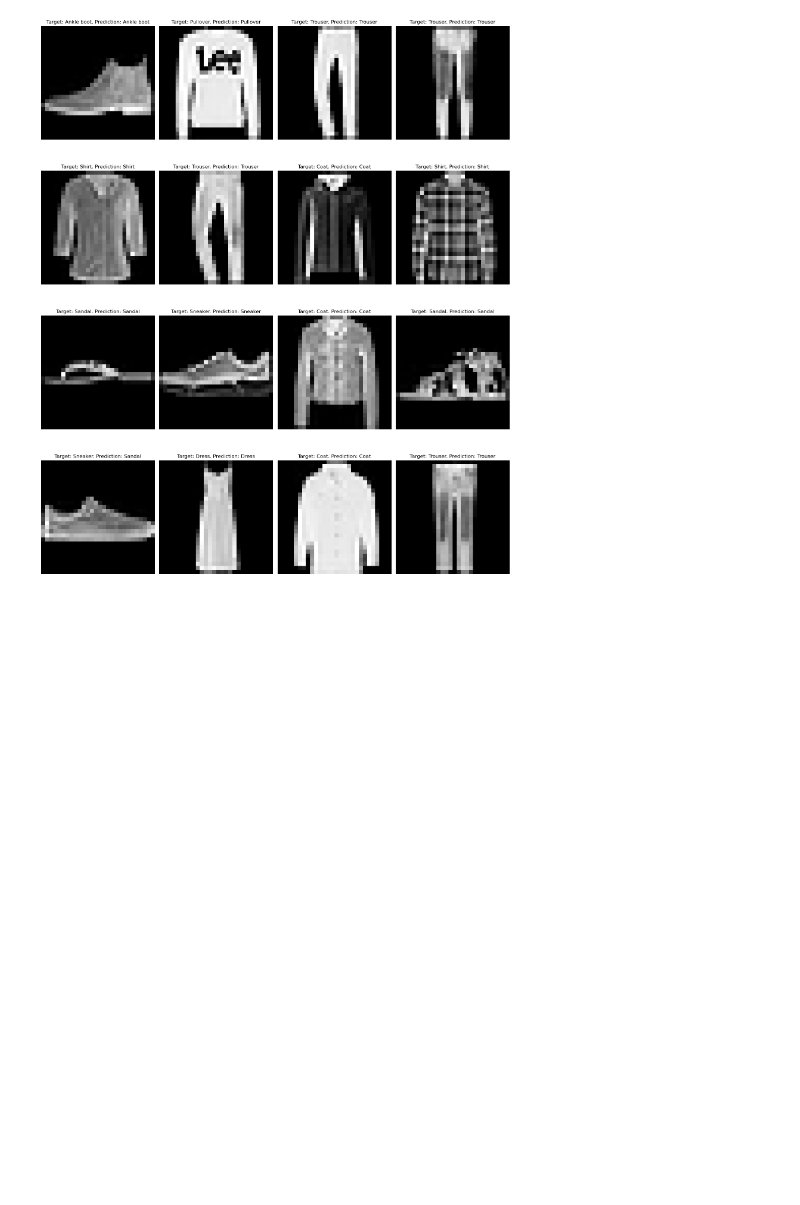
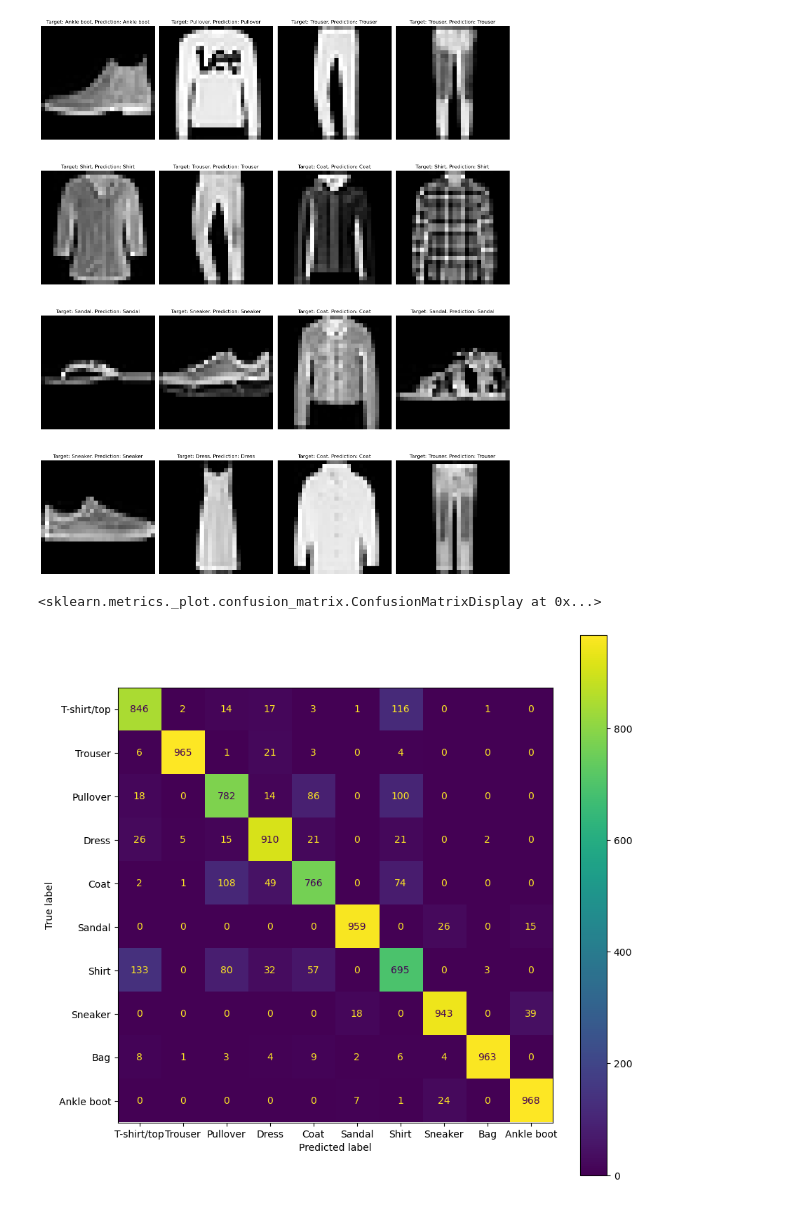
Before and after one commit to jamesLJ100/ML, a Jupyter notebook: FashionMNIST.ipynb, the cells around one changed output. Saved outputs shown, nothing was run; the diff lists cells and outputs as text; code cells hidden in the pictures; blank space fills up the shorter version.

```diff
--- a/FashionMNIST.ipynb
+++ b/FashionMNIST.ipynb
@@ -185,12 +199,12 @@ Non-trainable params: 0
 _________________________________________________________________
 <keras.engine.sequential.Sequential at 0x...>
 # %%
-def full_flow(augment=True, epochs=30, lr_scheduler="exp", initial_learning_rate=1e-3, early_stopping_patience=5):
+def full_flow(augment=True, epochs=50, lr_scheduler="exp", initial_learning_rate=1e-3, early_stopping_patience=10):
     x_train, x_valid, x_test, y_train, y_valid, y_test = get_data()
     x_train = x_train.reshape(x_train.shape[0], 28, 28, 1).astype('float32')
     if augment:
         x_train = build_augmenter()(x_train)
     model = get_model(False, False, lr_scheduler, initial_learning_rate)
     early_stopping_cb = tf.keras.callbacks.EarlyStopping(patience=early_stopping_patience, restore_best_weights=True)
-    history = model.fit(augmented_images, y_train, callbacks=[early_stopping_cb], epochs=epochs, validation_data=(x_valid, y_valid))
+    history = model.fit(x_train, y_train, callbacks=[early_stopping_cb], epochs=epochs, validation_data=(x_valid, y_valid), batch_size=32)
     return model, history
@@ -244,3 +276,18 @@ x_test_pred = trained_model_augmented_exp.predict(x_test)
 make_graphs(x_test, y_test, True, x_test_pred)
 # %% [output]
 [figure]
+# %%
+#Class distribution in dataset
+x_test_pred_discrete = []
+for result in x_test_pred:
+    x_test_pred_discrete.append(np.argmax(result))
+cm = confusion_matrix(y_test, x_test_pred_discrete)
+# %%
+disp = sklearn.metrics.ConfusionMatrixDisplay(cm, display_labels=class_names)
+fig, ax = plt.subplots(figsize=(10,10))
+disp.plot(ax=ax)
+
+#From confusion matrix, Shirt is the worst performing class, being misclassified as other similar looking items like T-shirt/top and pullover
+# %% [output]
+<sklearn.metrics._plot.confusion_matrix.ConfusionMatrixDisplay at 0x...>
+[figure, added]
```
Also changed, not shown: parts of 10 cells of this notebook.
